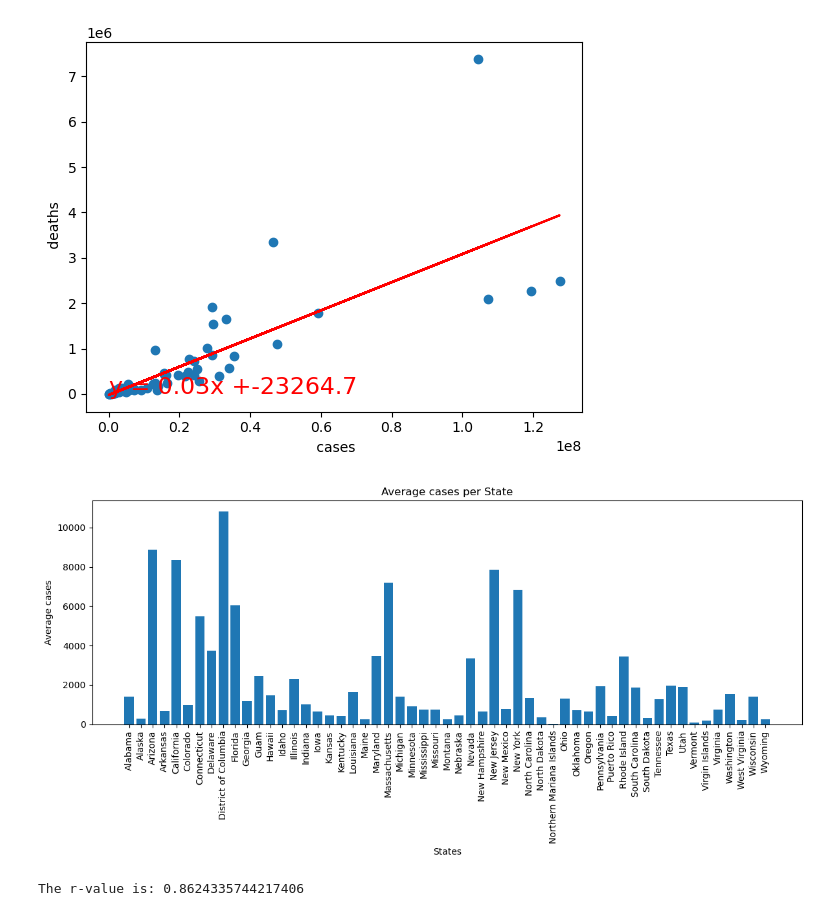
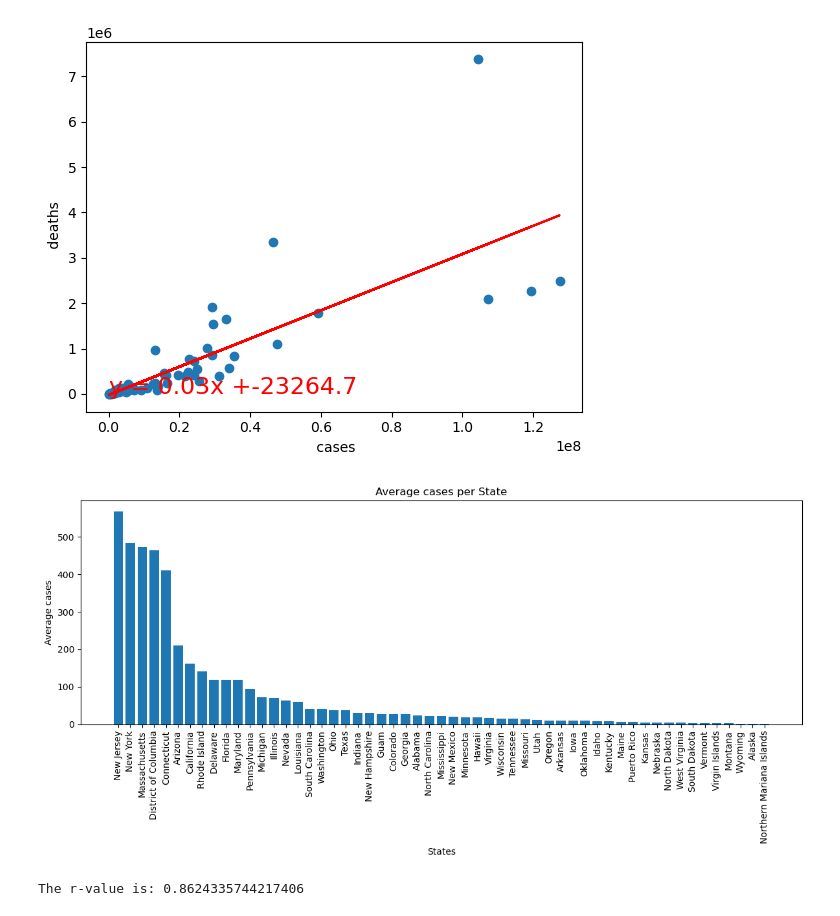
Before and after one commit to mpparra12/Project1, a Jupyter notebook: Covid19.ipynb, the cells around one changed output. Saved outputs shown, nothing was run; the diff lists cells and outputs as text; code cells hidden in the pictures.

```diff
--- a/Covid19.ipynb
+++ b/Covid19.ipynb
@@ -187,7 +187,8 @@ total_death_sort.tail()
 # %%
 top_avg_death = state_avg.sort_values("deaths", ascending = False)
 top_avg_death.head()
-
+state_deaths_cases_avg =state_deaths_cases_avg.sort_values("deaths", ascending = False)
+state_deaths_cases_avg.head()
 # top average death rate base on cases
 # %% [output]
 |  | state | deaths | cases |
@@ -234,15 +235,15 @@ The r-value is: 0.7702188299909039
 [figure]
 # %%
 plt.figure(figsize=(12, 6))
-plt.bar(state_deaths_cases_avg['state'], state_deaths_cases_avg['cases'])
+plt.bar(state_deaths_cases_avg['state'], state_deaths_cases_avg['deaths'])
 plt.xlabel('States')
 plt.ylabel('Average cases')
 plt.title('Average cases per State')
 plt.xticks(rotation='vertical')
 plt.tight_layout()
 plt.show()
 # %% [output]
-[figure, old version]
+[figure, new version]
 # %%
 x_values = state_avg["cases"]
 y_values= state_avg["deaths"]
```
Also changed, not shown: parts of 2 cells of this notebook.
